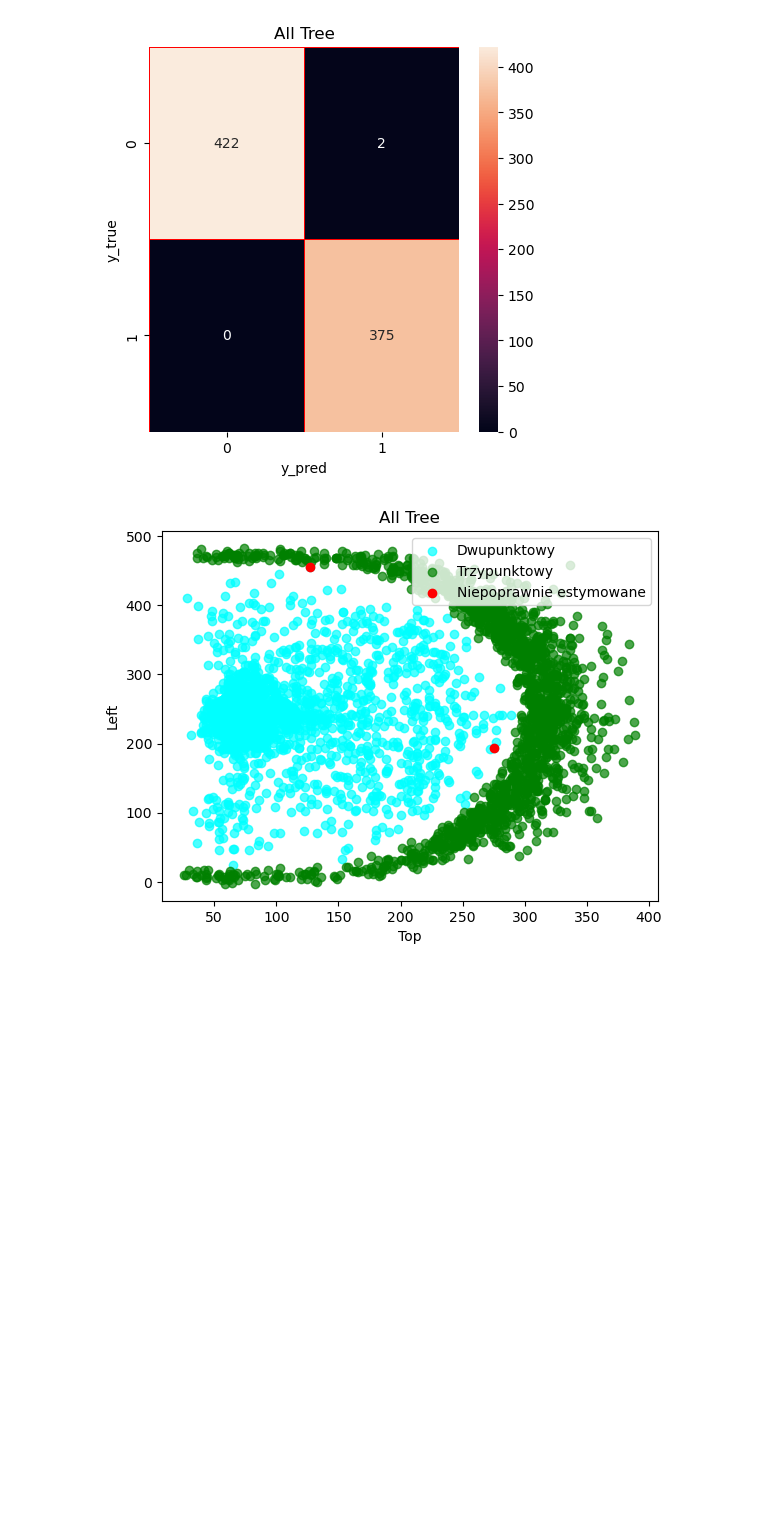
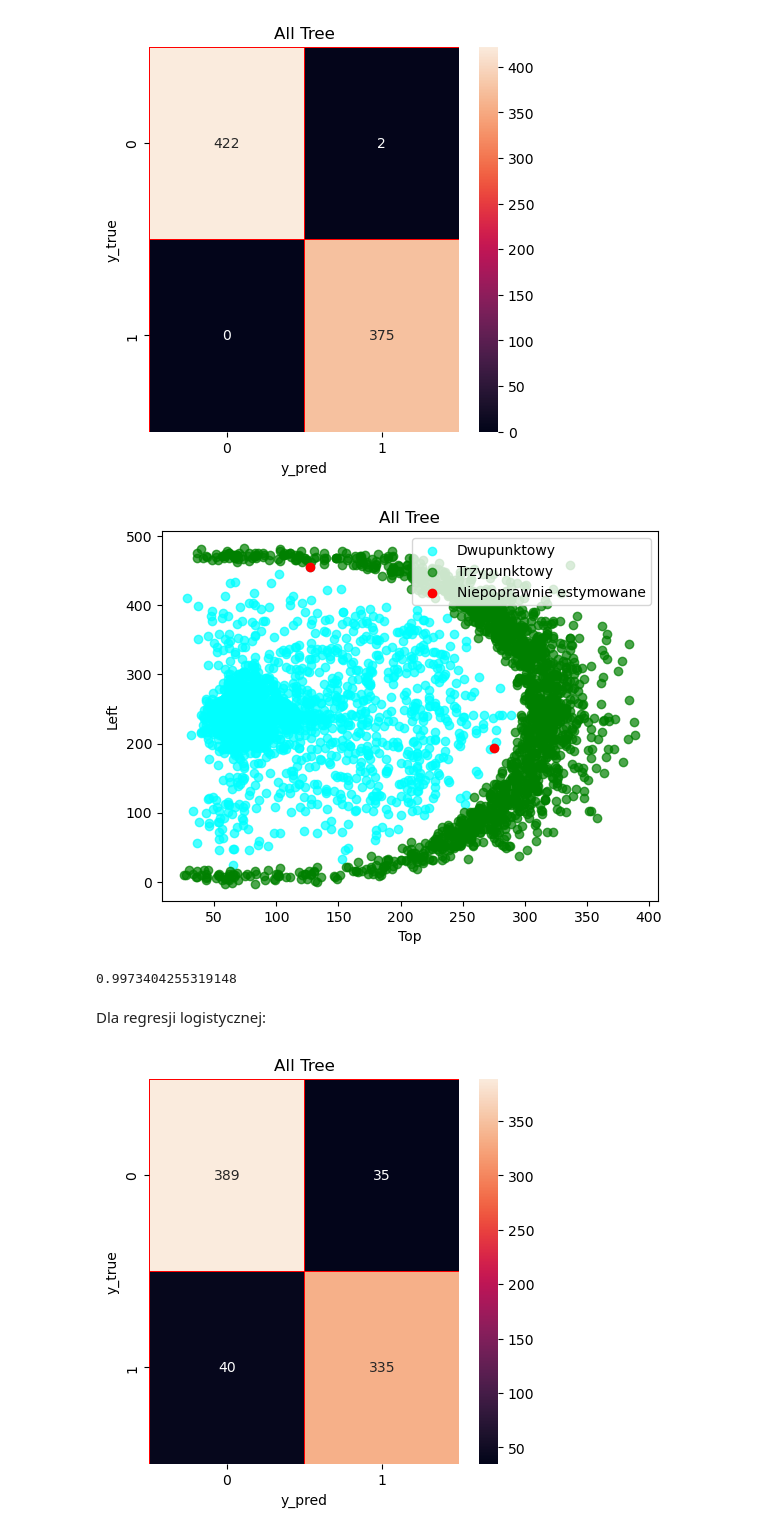
Before and after one commit to MichalBrodackiPJA/Eksploracja-i-Wizualizacja-Danych, a Jupyter notebook: Projekt_koncowy/Projekt.ipynb, the cells around one changed output. Saved outputs shown, nothing was run; the diff lists cells and outputs as text; code cells hidden in the pictures; blank space fills up the shorter version.

```diff
--- a/Projekt_koncowy/Projekt.ipynb
+++ b/Projekt_koncowy/Projekt.ipynb
@@ -388,0 +402,3 @@ DecisionTreeClassifier(ccp_alpha=0.00038, random_state=2)
+# %%
+Logreg_all = LogisticRegression()
+Logreg_all.fit(X_train, y_train)
@@ -528,5 +589,25 @@ def create_colored_scatter_plot_with_missed(df, title):
 
 # Tworzenie scatter plotu dla df_all
 create_colored_scatter_plot_with_missed(df_all, 'All Tree')
+print(f1_score(y_test, y_pred))
 # %% [output]
 [figure]
+0.9973404255319148
+# %% [markdown]
+Dla regresji logistycznej:
+# %%
+y_pred = Logreg_all.predict(X_test)
+
+cm = confusion_matrix(y_test, y_pred)
+
+import seaborn as sns
+import matplotlib.pyplot as plt
+f, ax =plt.subplots(figsize = (5,5))
+
+sns.heatmap(cm,annot = True, linewidths= 0.5, linecolor="red", fmt=".0f", ax=ax)
+plt.xlabel("y_pred")
+plt.ylabel("y_true")
+plt.title("All Tree")
+plt.show()
+# %% [output]
+[figure, added]
```
Also changed, not shown: parts of 13 cells of this notebook.
